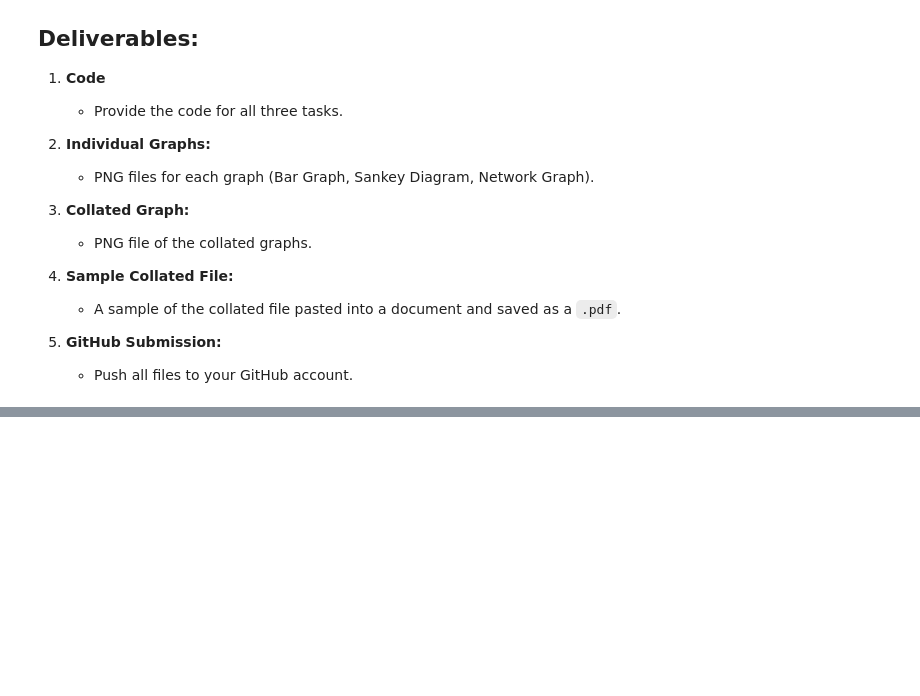
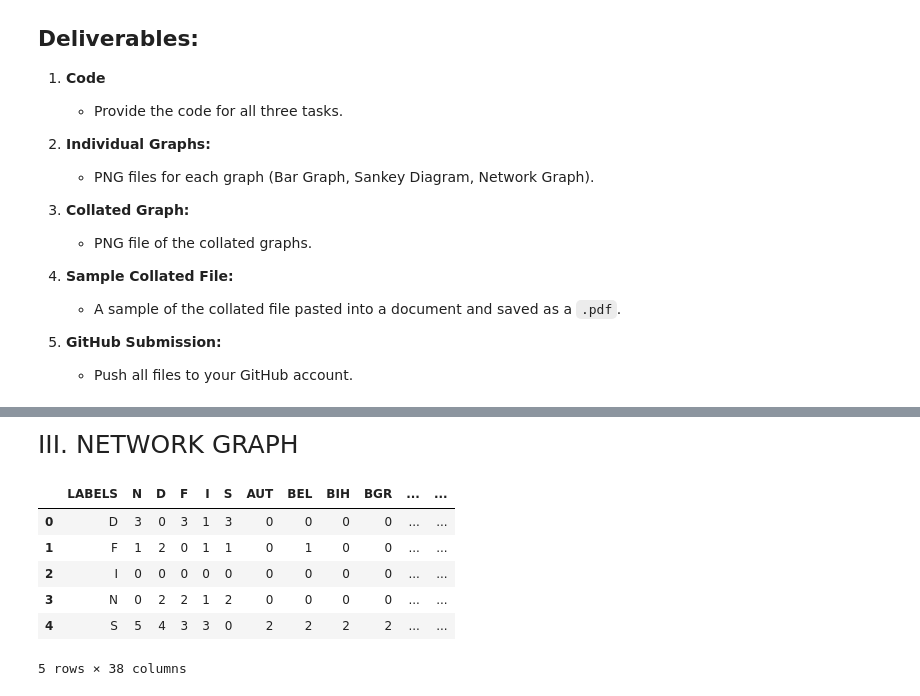
Before and after one commit to llewelyndramayo/CS-3203N, a Jupyter notebook: Assignment-2-Data-Analytics/code2.ipynb, the cells around one changed output, grey strips where cells are left out. Drawn from its saved outputs; the diff is of its cells as text; code cells hidden in the pictures; blank space fills up the shorter version.

```diff
--- a/Assignment-2-Data-Analytics/code2.ipynb
+++ b/Assignment-2-Data-Analytics/code2.ipynb
@@ -64,0 +173,12 @@ Create a **network graph** with specific node placements:
+# %% [markdown]
+<span style="font-size: 25px;">III. NETWORK GRAPH</span>
+# %%
+network_df.head()
+# %% [output]
+|  | LABELS | N | D | F | I | S | AUT | BEL | BIH | BGR | ... | ... |
+| 0 | D | 3 | 0 | 3 | 1 | 3 | 0 | 0 | 0 | 0 | ... | ... |
+| 1 | F | 1 | 2 | 0 | 1 | 1 | 0 | 1 | 0 | 0 | ... | ... |
+| 2 | I | 0 | 0 | 0 | 0 | 0 | 0 | 0 | 0 | 0 | ... | ... |
+| 3 | N | 0 | 2 | 2 | 1 | 2 | 0 | 0 | 0 | 0 | ... | ... |
+| 4 | S | 5 | 4 | 3 | 3 | 0 | 2 | 2 | 2 | 2 | ... | ... |
+5 rows × 38 columns
```
Also changed, not shown: parts of 7 cells of this notebook.
